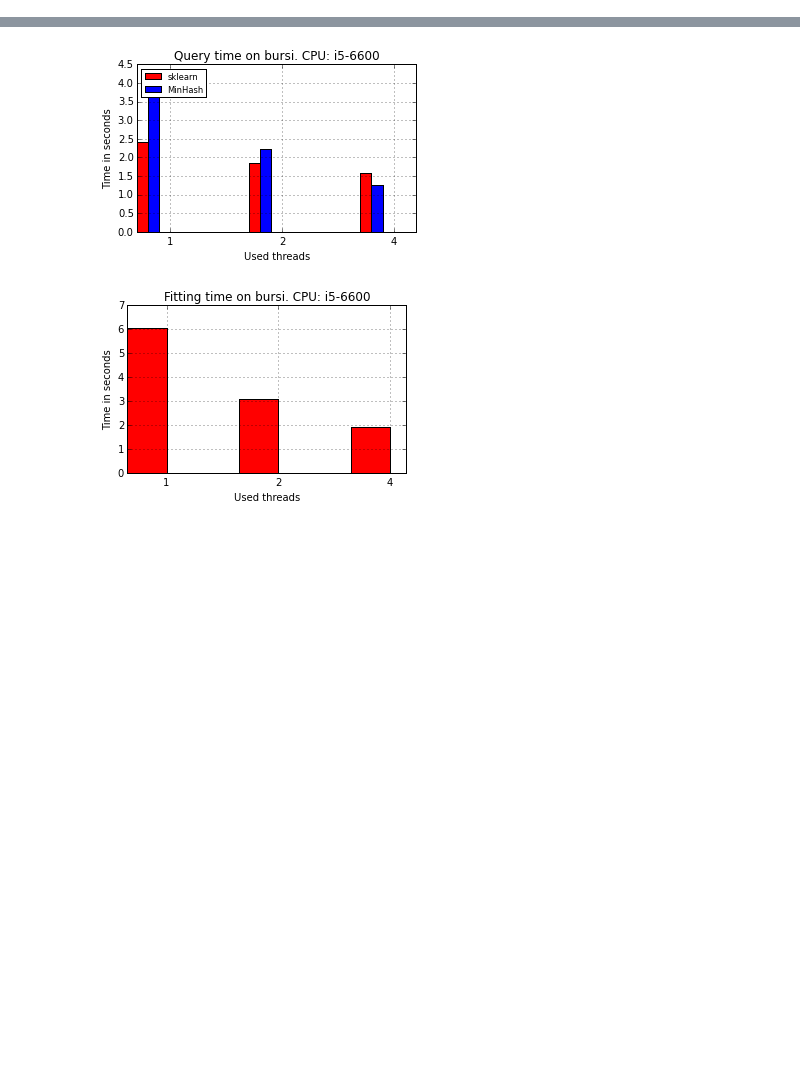
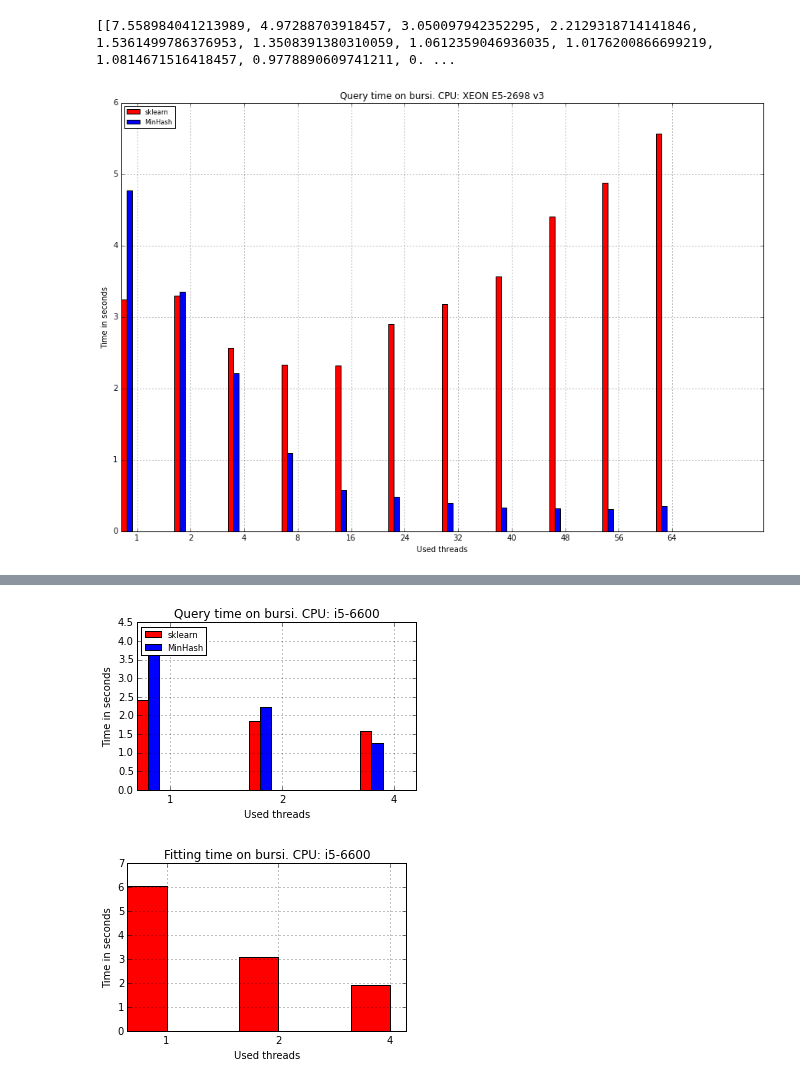
Before and after one commit to joachimwolff/sparse-neighbors-search, a Jupyter notebook: example/CPU scalability.ipynb, the cells around one changed output, grey strips where cells are left out. Cells and saved outputs as stored; diff of their text form; code cells hidden in the pictures; blank space fills up the shorter version.

Commit message:
added benchmark on xeon 32 core and 980Ti

```diff
--- a/example/CPU scalability.ipynb
+++ b/example/CPU scalability.ipynb
@@ -87,4 +87,17 @@ minHash = [max_bin_size, shingle_size, minimal_blocks_in_common, prune_inverse_i
             store_value_with_least_sigificant_bit, excess_factor,
             prune_inverse_index_after_instance, remove_hash_function_with_less_entries_as,
             shingle, block_size, hash_functions]
-cpu_cores = [1, 2, 4, 8, 12, 16, 20, 24, 28, 32]
+cpu_cores = [1, 2, 4, 8, 16, 24, 32, 40, 48, 56, 64]
+# %%
+cpu_scalability_xeon = measureCpuScalability(datasetBursi, minHash, cpu_cores)
+# %%
+print cpu_scalability_xeon
+# %% [output]
+[[7.558984041213989, 4.97288703918457, 3.050097942352295, 2.2129318714141846, 1.5361499786376953, 1.3508391380310059, 1.0612359046936035, 1.0176200866699219, 1.0814671516418457, 0.9778890609741211, 0. ...
+# %%
+plotData(data=cpu_scalability_xeon[1:3], color=["r", "b"], label=["sklearn", "MinHash"],
+        xticks=["1", "2", "4", "8", "16", "24", "32", "40", "48", "56", "64"], ylabel="Time in seconds", number_of_instances=11,
+        xlabel="Used threads", log = False, figure_size=(15, 10),
+         number_of_features=1, title='Query time on bursi. CPU: XEON E5-2698 v3')
+# %% [output]
+[figure, added]
```
Also changed, not shown: parts of 17 cells of this notebook, 2 other files.
